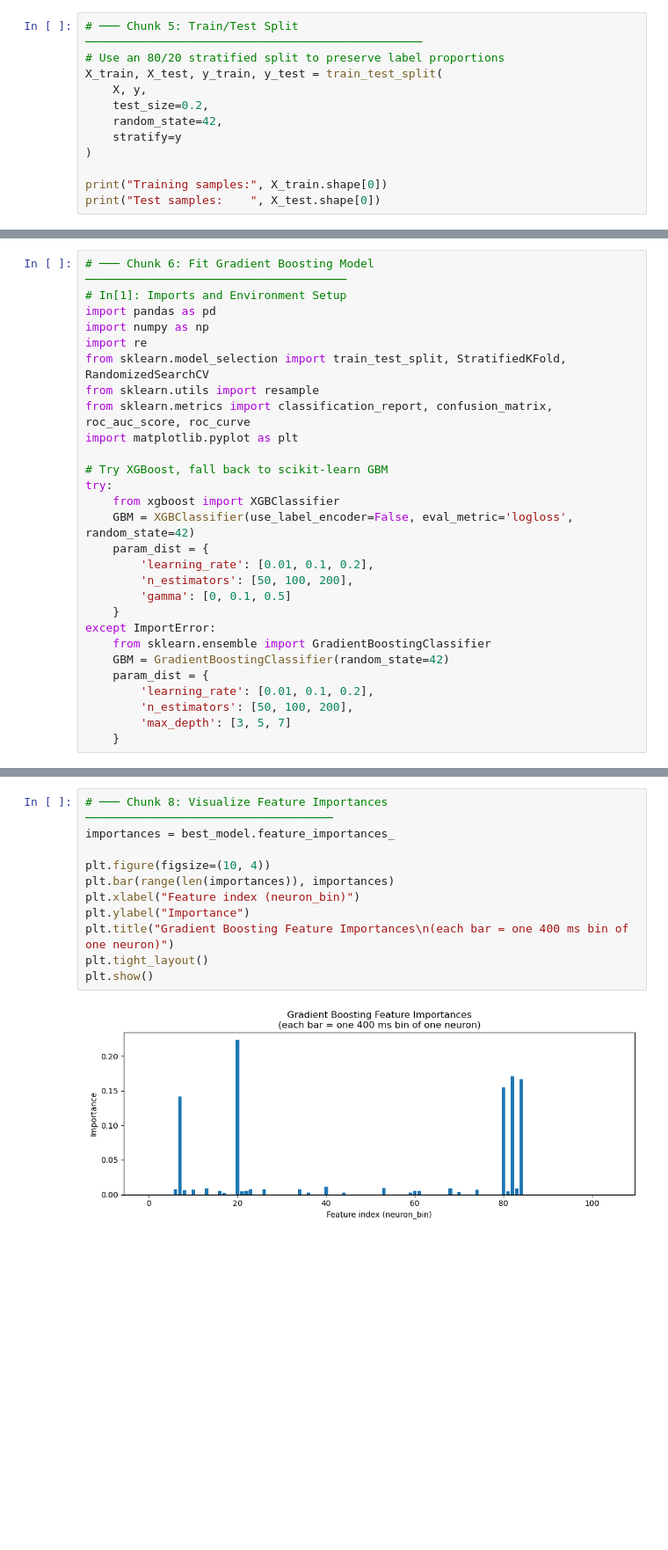
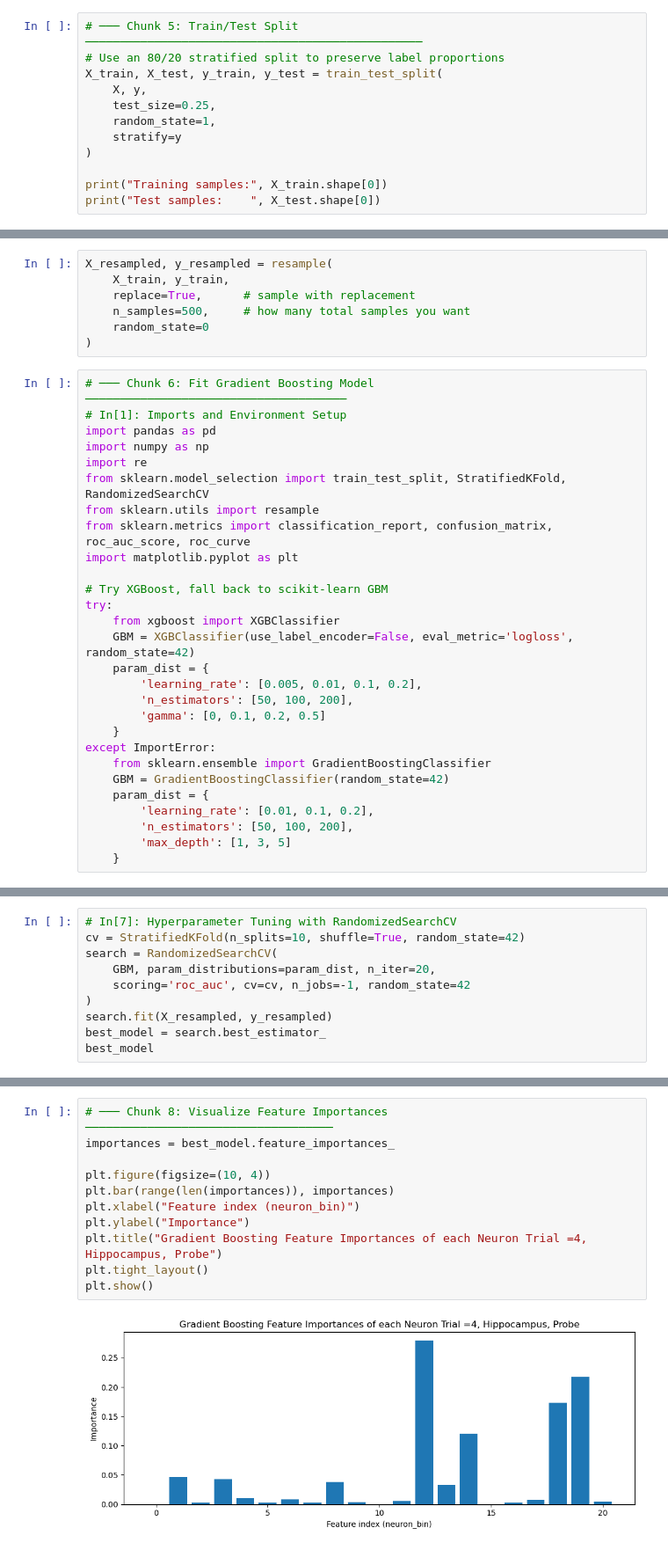
Before and after one commit to pwanczuk/NeuroSignalProject, a Jupyter notebook: db4&6.ipynb, the cells around one changed output, grey strips where cells are left out. Shown at 88% size. Saved outputs shown, nothing was run; the diff lists cells and outputs as text; blank space fills up the shorter version.

```diff
--- a/db4&6.ipynb
+++ b/db4&6.ipynb
@@ -117,8 +80,8 @@ Name: acc_bin, Length: 200, dtype: int64
 # Use an 80/20 stratified split to preserve label proportions
 X_train, X_test, y_train, y_test = train_test_split(
     X, y,
-    test_size=0.2,
-    random_state=42,
+    test_size=0.25,
+    random_state=1,
     stratify=y
 )
 
@@ -137,3 +93,10 @@ X_resampled, y_resampled = resample(
+# %%
+X_resampled, y_resampled = resample(
+    X_train, y_train,
+    replace=True,      # sample with replacement
+    n_samples=500,     # how many total samples you want
+    random_state=0
+)
 # %%
 # ─── Chunk 6: Fit Gradient Boosting Model ──────────────────────────────────────
 # In[1]: Imports and Environment Setup
@@ -150,9 +113,9 @@ try:
     from xgboost import XGBClassifier
     GBM = XGBClassifier(use_label_encoder=False, eval_metric='logloss', random_state=42)
     param_dist = {
-        'learning_rate': [0.01, 0.1, 0.2],
+        'learning_rate': [0.005, 0.01, 0.1, 0.2],
         'n_estimators': [50, 100, 200],
-        'gamma': [0, 0.1, 0.5]
+        'gamma': [0, 0.1, 0.2, 0.5]
     }
 except ImportError:
     from sklearn.ensemble import GradientBoostingClassifier
@@ -160,5 +123,5 @@ except ImportError:
     param_dist = {
         'learning_rate': [0.01, 0.1, 0.2],
         'n_estimators': [50, 100, 200],
-        'max_depth': [3, 5, 7]
+        'max_depth': [1, 3, 5]
     }
@@ -173,0 +128,10 @@ best_model = search.best_estimator_
+# %%
+# In[7]: Hyperparameter Tuning with RandomizedSearchCV
+cv = StratifiedKFold(n_splits=10, shuffle=True, random_state=42)
+search = RandomizedSearchCV(
+    GBM, param_distributions=param_dist, n_iter=20,
+    scoring='roc_auc', cv=cv, n_jobs=-1, random_state=42
+)
+search.fit(X_resampled, y_resampled)
+best_model = search.best_estimator_
+best_model
@@ -199,13 +180,13 @@ weighted avg       0.64      0.80      0.71        10
 # %%
 # ─── Chunk 8: Visualize Feature Importances ────────────────────────────────────
 importances = best_model.feature_importances_
 
 plt.figure(figsize=(10, 4))
 plt.bar(range(len(importances)), importances)
 plt.xlabel("Feature index (neuron_bin)")
 plt.ylabel("Importance")
-plt.title("Gradient Boosting Feature Importances\n(each bar = one 400 ms bin of one neuron)")
+plt.title("Gradient Boosting Feature Importances of each Neuron Trial =4, Hippocampus, Probe")
 plt.tight_layout()
 plt.show()
 # %% [output]
-[figure, old version]
+[figure, new version]
```
Also changed, not shown: parts of 13 cells of this notebook, 27 other files.
